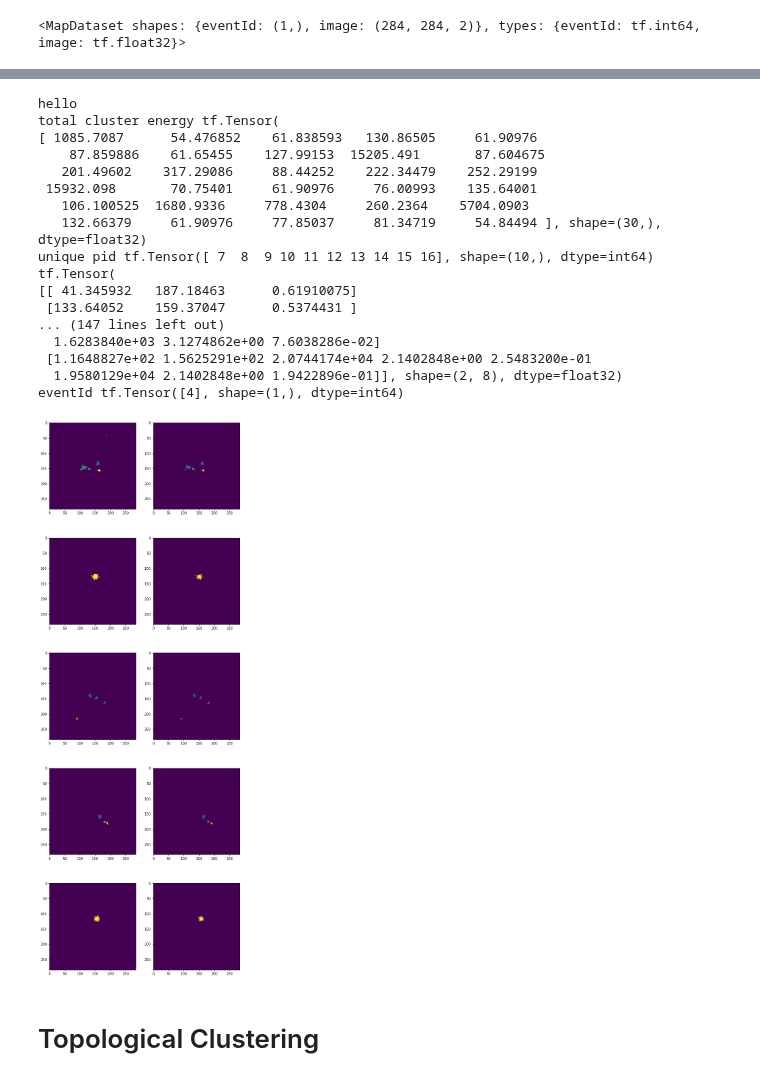
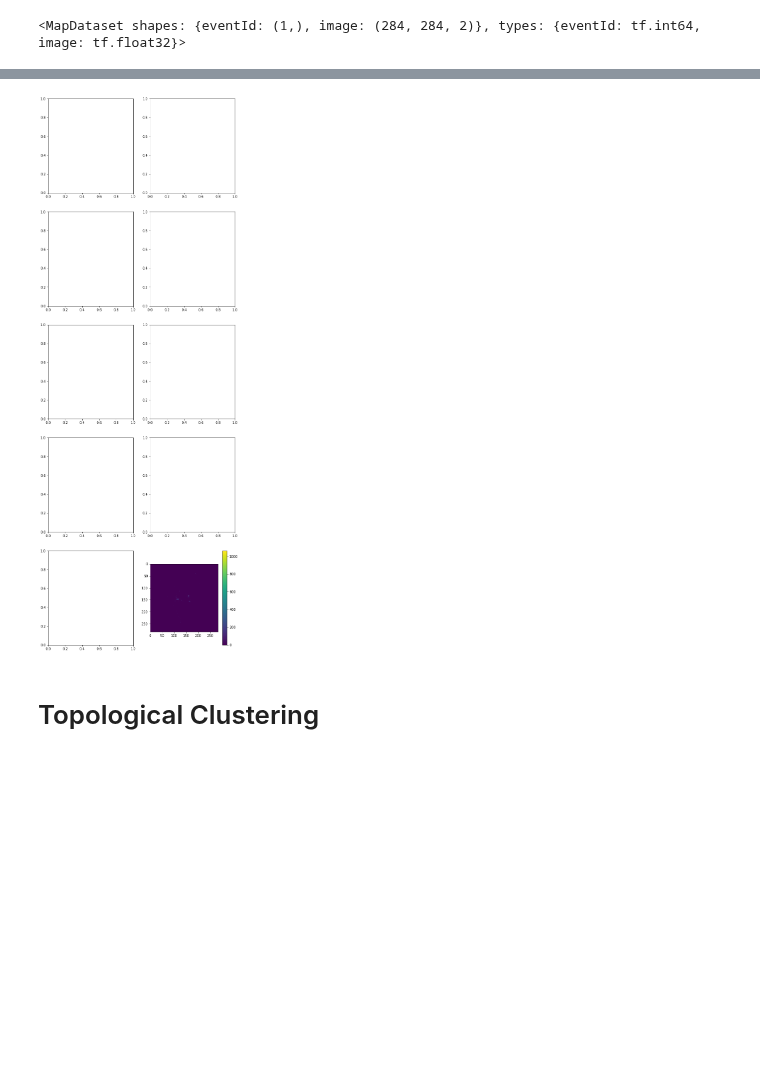
Before and after one commit to mollyhjorthjensen/DREAM, a Jupyter notebook: Analysis/clustering.ipynb, the cells around one changed output, grey strips where cells are left out. Cells and saved outputs as stored; diff of their text form; code cells hidden in the pictures; blank space fills up the shorter version.

```diff
--- a/Analysis/clustering.ipynb
+++ b/Analysis/clustering.ipynb
@@ -113,62 +109,45 @@ pdf.head()
 # %%
 pdf = pd.DataFrame(columns=['comi', 'comj', 'S_sum', 'S_rad_mean', 'S_hot', 'C_sum', 'S_rad_mean', 'C_hot'])
 fig, ax = plt.subplots(ncols=2, nrows=5, figsize=(10, 30))
 i = 0
-for parsed_record in dataset.take(5):
-#     plt.imshow(parsed_record['image'][:,:,0])
-#     plt.colorbar()
+for parsed_record in dataset.take(1):
+    plt.imshow(parsed_record['image'][:,:,0])
+    plt.colorbar()
 #     print(parsed_record['labels'])
-    output = cluster_maker(parsed_record)
-    A = output['proto'].numpy()
-    A1 = A[A[...,3] == 0][...,:3]
-    A2 = A[A[...,3] == 1][...,:3]
-    # A1 = np.unique(A1, axis=0)
-    # A2 = np.unique(A2, axis=0)
-    # print(A1)
-    sp = tf.SparseTensor(A1[...,1:3], A1[...,0], dense_shape=[HEIGHT,WIDTH])
-    A1_dense = tf.sparse.to_dense(tf.sparse.reorder(sp))
-    sp = tf.SparseTensor(A2[...,1:3], A2[...,0], dense_shape=[HEIGHT,WIDTH])
-    A2_dense = tf.sparse.to_dense(tf.sparse.reorder(sp))
-    ax[i][0].imshow(A1_dense)
-    ax[i][1].imshow(A2_dense)
-
-    output2 = cluster_splitter(output)
-#     A = output['cluster'].numpy()
+#     output = cluster_maker(parsed_record)
+#     A = output['proto'].numpy()
 #     A1 = A[A[...,3] == 0][...,:3]
 #     A2 = A[A[...,3] == 1][...,:3]
-# #     # A1 = np.unique(A1, axis=0)
-# #     # A2 = np.unique(A2, axis=0)
-
-    output3 = scalar_features(output2)
-    print(parsed_record['scalar'])
-#     u = np.unique(A1[:,0])
-#     print(u)
-
+#     # A1 = np.unique(A1, axis=0)
+#     # A2 = np.unique(A2, axis=0)
+#     # print(A1)
 #     sp = tf.SparseTensor(A1[...,1:3], A1[...,0], dense_shape=[HEIGHT,WIDTH])
 #     A1_dense = tf.sparse.to_dense(tf.sparse.reorder(sp))
-#     ax[i][1].imshow(A1_dense)
+#     sp = tf.SparseTensor(A2[...,1:3], A2[...,0], dense_shape=[HEIGHT,WIDTH])
+#     A2_dense = tf.sparse.to_dense(tf.sparse.reorder(sp))
+#     ax[i][0].imshow(A1_dense)
+#     ax[i][1].imshow(A2_dense)
 
-    i += 1
-    print("eventId", parsed_record['eventId'])
+#     output2 = cluster_splitter(output)
+# #     A = output['cluster'].numpy()
+# #     A1 = A[A[...,3] == 0][...,:3]
+# #     A2 = A[A[...,3] == 1][...,:3]
+# # #     # A1 = np.unique(A1, axis=0)
+# # #     # A2 = np.unique(A2, axis=0)
+
+#     output3 = scalar_features(output2)
+#     print(parsed_record['scalar'])
+# #     u = np.unique(A1[:,0])
+# #     print(u)
+
+# #     sp = tf.SparseTensor(A1[...,1:3], A1[...,0], dense_shape=[HEIGHT,WIDTH])
+# #     A1_dense = tf.sparse.to_dense(tf.sparse.reorder(sp))
+# #     ax[i][1].imshow(A1_dense)
+
+#     i += 1
+#     print("eventId", parsed_record['eventId'])
 # %% [output]
-hello
-total cluster energy tf.Tensor(
-[ 1085.7087      54.476852    61.838593   130.86505     61.90976
-    87.859886    61.65455    127.99153  15205.491       87.604675
-   201.49602    317.29086     88.44252    222.34479    252.29199
- 15932.098       70.75401     61.90976     76.00993    135.64001
-   106.100525  1680.9336     778.4304     260.2364    5704.0903
-   132.66379     61.90976     77.85037     81.34719     54.84494 ], shape=(30,), dtype=float32)
-unique pid tf.Tensor([ 7  8  9 10 11 12 13 14 15 16], shape=(10,), dtype=int64)
-tf.Tensor(
-[[ 41.345932   187.18463      0.61910075]
- [133.64052    159.37047      0.5374431 ]
-... (147 lines left out)
-  1.6283840e+03 3.1274862e+00 7.6038286e-02]
- [1.1648827e+02 1.5625291e+02 2.0744174e+04 2.1402848e+00 2.5483200e-01
-  1.9580129e+04 2.1402848e+00 1.9422896e-01]], shape=(2, 8), dtype=float32)
-eventId tf.Tensor([4], shape=(1,), dtype=int64)
-[figure, old version]
+[figure, new version]
 # %% [markdown]
 # Topological Clustering
 # %% [markdown]
```
Also changed, not shown: parts of 5 cells of this notebook, 1 other file.
